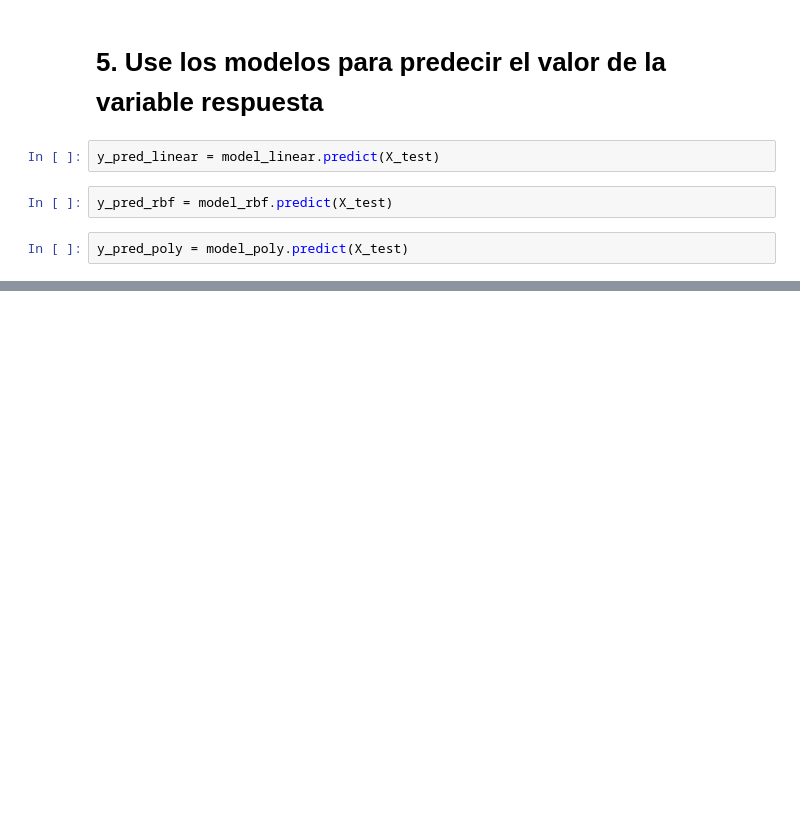
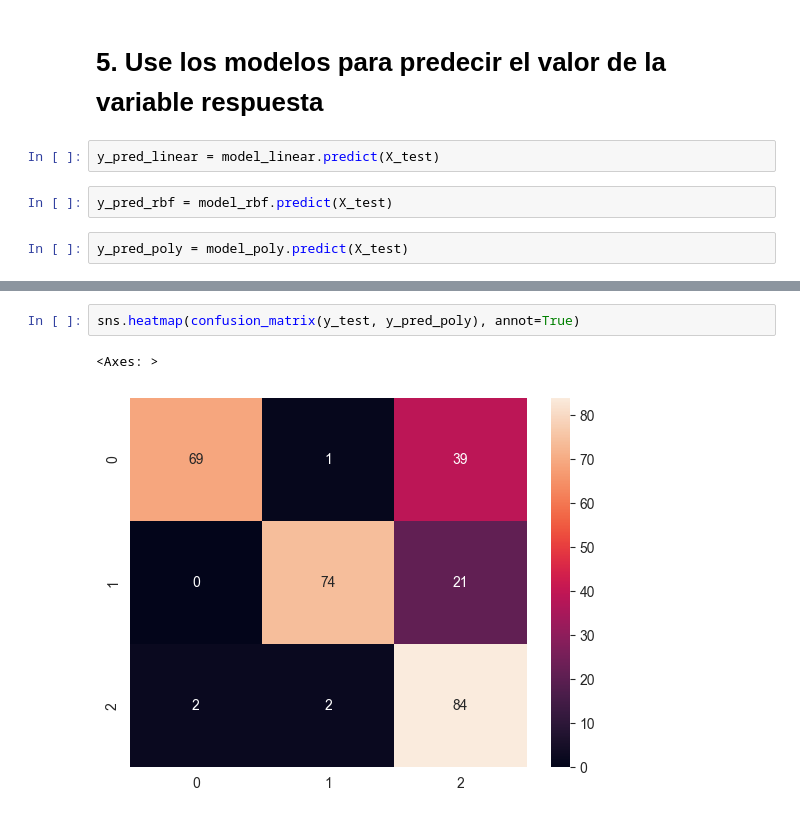
Before and after one commit to FerEsq/DM-House-Sale-Price-Predictor, a Jupyter notebook: SVM.ipynb, the cells around one changed output, grey strips where cells are left out. Cells and saved outputs as stored; diff of their text form; blank space fills up the shorter version.

```diff
--- a/SVM.ipynb
+++ b/SVM.ipynb
@@ -239,0 +297,5 @@ y_pred_poly = model_poly.predict(X_test)
+# %%
+sns.heatmap(confusion_matrix(y_test, y_pred_poly), annot=True)
+# %% [output]
+<Axes: >
+[figure, added]
```
Also changed, not shown: parts of 10 cells of this notebook.
